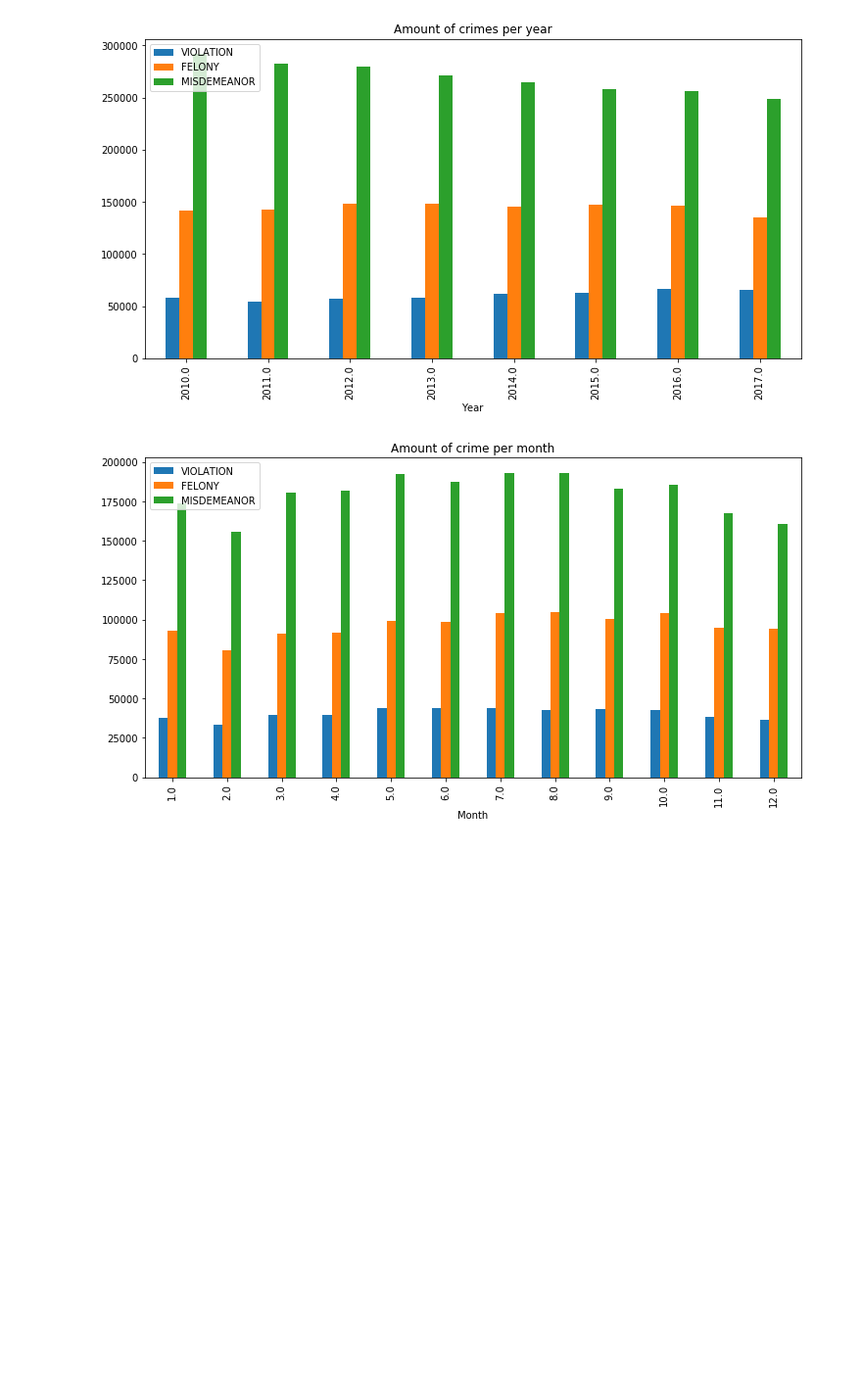
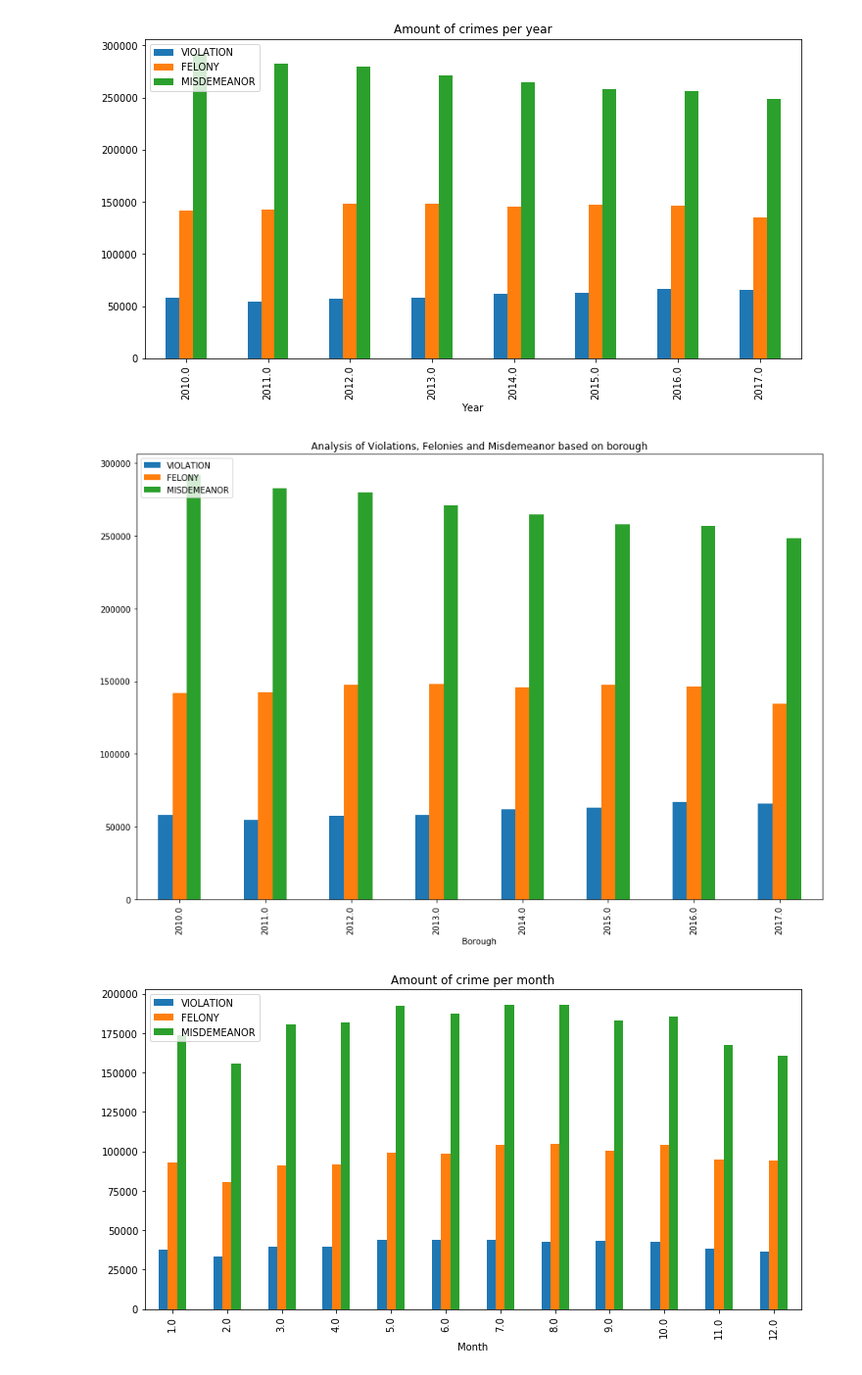
Before and after one commit to wilfy9249/Capstone-Fall-18, a Jupyter notebook: Python Notebook/NYC_Crimes_DataVisualization.ipynb, the cells around one changed output. Shown: that part at 98% size. Saved outputs shown, nothing was run; the diff lists cells and outputs as text; code cells hidden in the pictures; blank space fills up the shorter version.

```diff
--- a/Python Notebook/NYC_Crimes_DataVisualization.ipynb
+++ b/Python Notebook/NYC_Crimes_DataVisualization.ipynb
@@ -30,9 +30,9 @@ def eliminate_dates(x):
         return (aa)
 
 #get dummy columns for crime categories
-#dfCopy = dfCopy.join(dfCopy['LAW_CAT_CD'].str.get_dummies())
+dfCopy = dfCopy.join(dfCopy['LAW_CAT_CD'].str.get_dummies())
 
-dfCopy = dfCopy.join(dfCopy['BORO_NM'].str.get_dummies())
+#dfCopy = dfCopy.join(dfCopy['BORO_NM'].str.get_dummies())
 
 #Create index with DateTime
 dfCopy['CMPLNT_FR_DT'] = dfCopy['CMPLNT_FR_DT'].str.split("/")
@@ -73,6 +93,14 @@ plt.xlabel('Year')
 plt.show()
 # %% [output]
 [figure]
+# %%
+vis0.plot.bar(figsize=(15,10))
+plt.title('Analysis of Violations, Felonies and Misdemeanor based on borough')
+plt.legend(loc='upper left')
+plt.xlabel('Borough')
+plt.show()
+# %% [output]
+[figure, added]
 # %%
 dfMonth = dfCopy.copy()
 dfMonth.index = dfMonth.index.month
```
Also changed, not shown: parts of 30 cells of this notebook, 2 other files.
